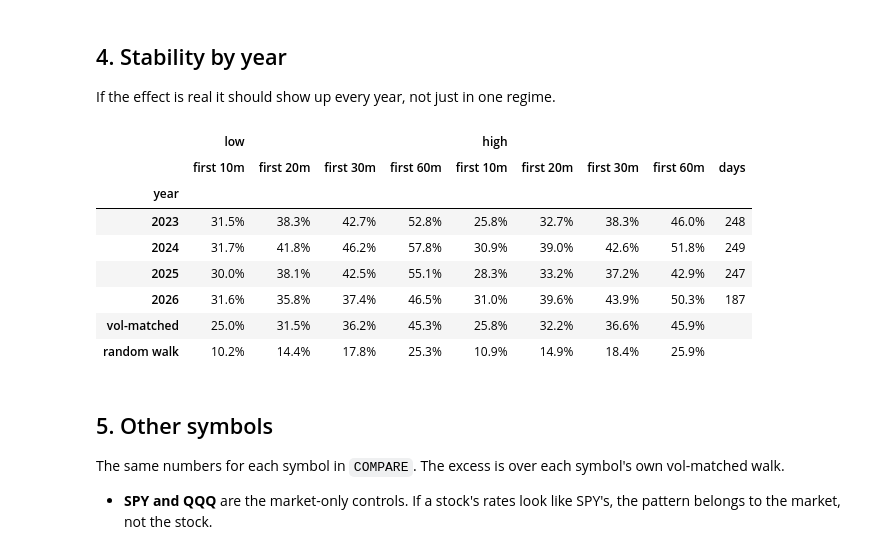
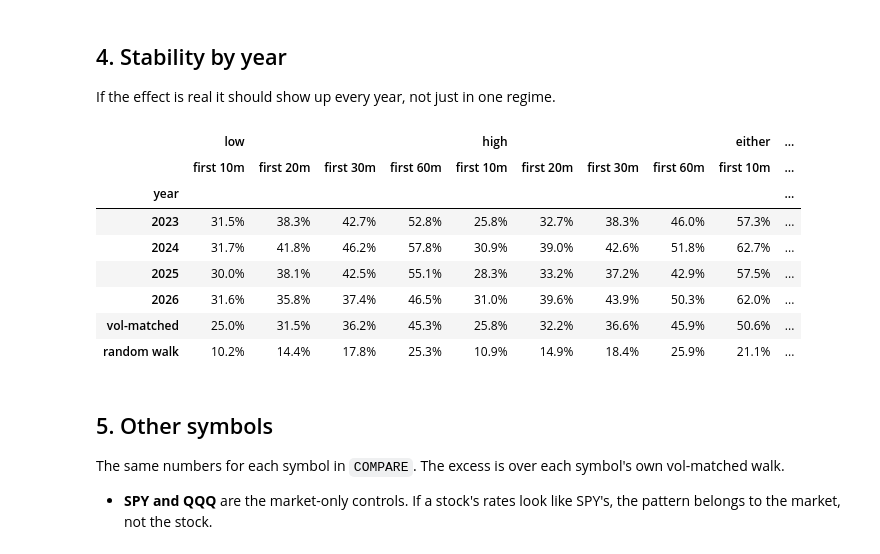
Before and after one commit to xcollantes/open-extremes, a Jupyter notebook: notebooks/open_extremes.ipynb, the cells around one changed output. Cells and saved outputs as stored; diff of their text form; code cells hidden in the pictures.

```diff
--- a/notebooks/open_extremes.ipynb
+++ b/notebooks/open_extremes.ipynb
@@ -280,8 +286,8 @@ for side in obs.columns:
         f"(z = {z[side][peak]:+.1f}) at X={peak} min "
         f"(window ends {clock(peak)}): P={obs[side][peak]:.1%} vs "
         f"{VM[side][peak]:.1%} vol-matched, {RW[side][peak]:.1%} random walk. "
-        f"Reaches 50% at X={first_x(obs[side], .5)}, "
-        f"80% at X={first_x(obs[side], .8)}."
+        f"Reaches {TARGET:.0%} at X={first_x(obs[side], TARGET)}, "
+        f"vol-matched at X={first_x(VM[side], TARGET)}."
     )
 # %% [output]
 |  | low |  |  |  |  | high |  |  |  | ... |
@@ -466,28 +472,34 @@ If the effect is real it should show up every year, not just in one
 regime.
 # %%
 XS = sorted({10, ENTRY_X, 30, 60})
-COLS = [(side, f"first {x}m") for side in ("low", "high") for x in XS]
+SIDES = ("low", "high", "either")
+t_side = {
+    "low": days.t_low,
+    "high": days.t_high,
+    "either": np.minimum(days.t_low, days.t_high),
+}
+COLS = [(side, f"first {x}m") for side in SIDES for x in XS]
 year = days.index.year.rename("year")
 stability = pd.DataFrame(
-    {(side, f"first {x}m"): (days[f"t_{side}"] < x).groupby(year).mean()
-     for side in ("low", "high") for x in XS}
+    {(side, f"first {x}m"): (t_side[side] < x).groupby(year).mean()
+     for side in SIDES for x in XS}
 )
-stability.loc["vol-matched"] = [VM[side][x] for side in ("low", "high") for x in XS]
-stability.loc["random walk"] = [RW[side][x] for side in ("low", "high") for x in XS]
+stability.loc["vol-matched"] = [VM[side][x] for side in SIDES for x in XS]
+stability.loc["random walk"] = [RW[side][x] for side in SIDES for x in XS]
 stability[("", "days")] = days.groupby(year).size()
 display(stability.style.format("{:.1%}", subset=COLS).format(
     "{:.0f}", subset=[("", "days")], na_rep=""
 ))
 # %% [output]
-|  | low |  |  |  | high |  |  |  |  |
-|  | first 10m | first 20m | first 30m | first 60m | first 10m | first 20m | first 30m | first 60m | days |
-| year |  |  |  |  |  |  |  |  |  |
-| 2023 | 31.5% | 38.3% | 42.7% | 52.8% | 25.8% | 32.7% | 38.3% | 46.0% | 248 |
-| 2024 | 31.7% | 41.8% | 46.2% | 57.8% | 30.9% | 39.0% | 42.6% | 51.8% | 249 |
-| 2025 | 30.0% | 38.1% | 42.5% | 55.1% | 28.3% | 33.2% | 37.2% | 42.9% | 247 |
-| 2026 | 31.6% | 35.8% | 37.4% | 46.5% | 31.0% | 39.6% | 43.9% | 50.3% | 187 |
-| vol-matched | 25.0% | 31.5% | 36.2% | 45.3% | 25.8% | 32.2% | 36.6% | 45.9% |  |
-| random walk | 10.2% | 14.4% | 17.8% | 25.3% | 10.9% | 14.9% | 18.4% | 25.9% |  |
+|  | low |  |  |  | high |  |  |  | either | ... |
+|  | first 10m | first 20m | first 30m | first 60m | first 10m | first 20m | first 30m | first 60m | first 10m | ... |
+| year |  |  |  |  |  |  |  |  |  | ... |
+| 2023 | 31.5% | 38.3% | 42.7% | 52.8% | 25.8% | 32.7% | 38.3% | 46.0% | 57.3% | ... |
+| 2024 | 31.7% | 41.8% | 46.2% | 57.8% | 30.9% | 39.0% | 42.6% | 51.8% | 62.7% | ... |
+| 2025 | 30.0% | 38.1% | 42.5% | 55.1% | 28.3% | 33.2% | 37.2% | 42.9% | 57.5% | ... |
+| 2026 | 31.6% | 35.8% | 37.4% | 46.5% | 31.0% | 39.6% | 43.9% | 50.3% | 62.0% | ... |
+| vol-matched | 25.0% | 31.5% | 36.2% | 45.3% | 25.8% | 32.2% | 36.6% | 45.9% | 50.6% | ... |
+| random walk | 10.2% | 14.4% | 17.8% | 25.3% | 10.9% | 14.9% | 18.4% | 25.9% | 21.1% | ... |
 # %% [markdown]
 ## 5. Other symbols
 
```
Also changed, not shown: parts of 5 cells of this notebook, 2 other files.
